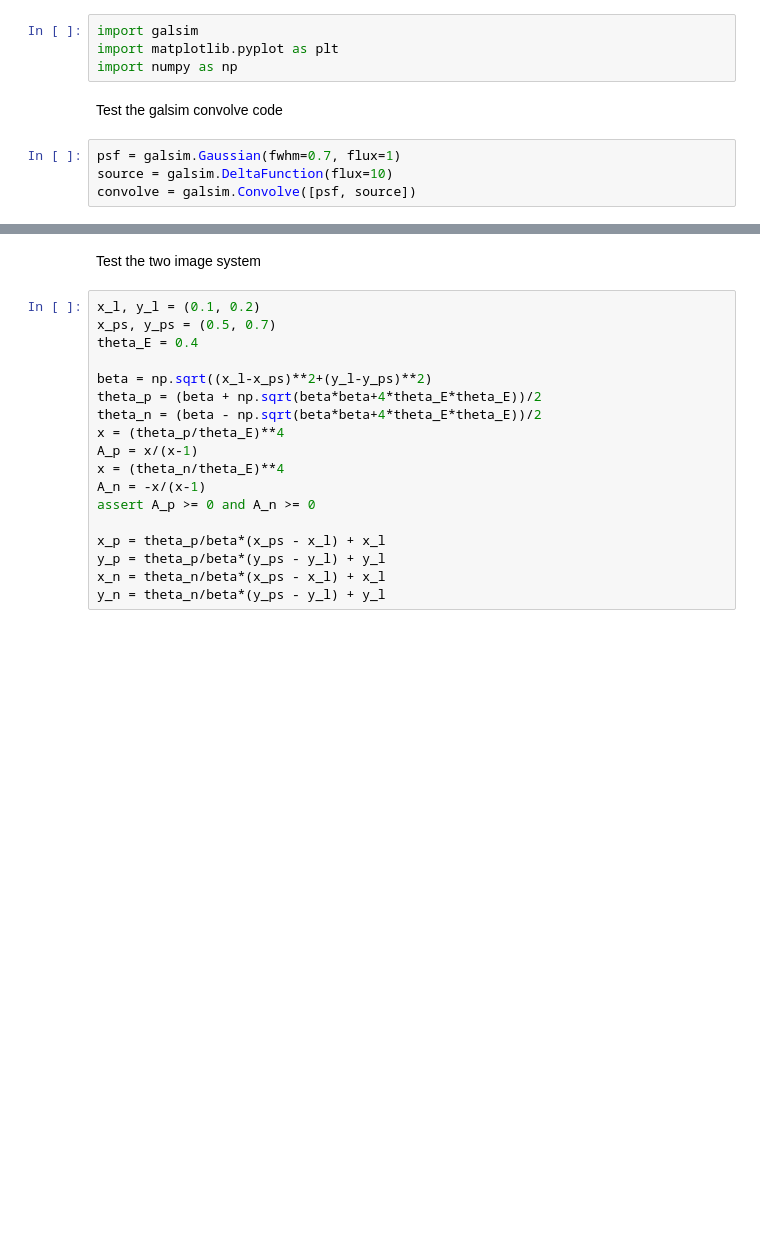
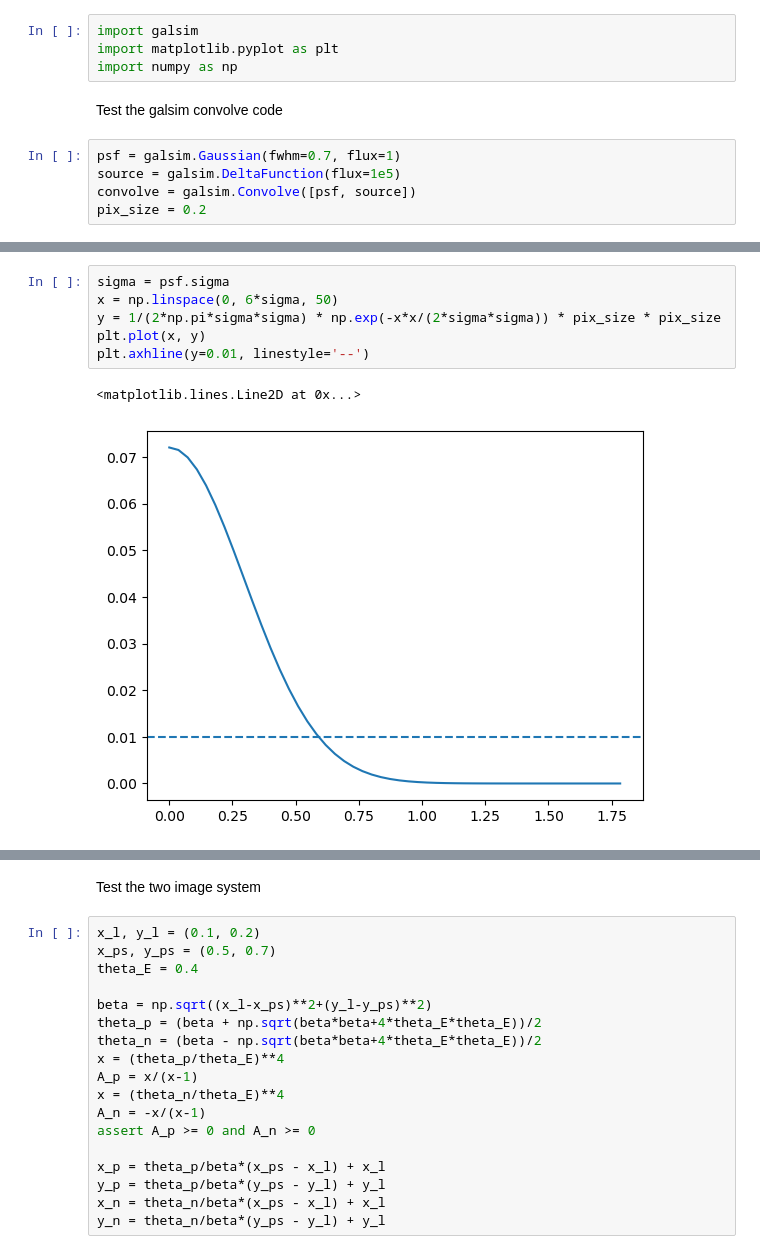
Before and after one commit to MeloDi-23/lenstronomy-image-mock, a Jupyter notebook: simple_plot_test.ipynb, the cells around one changed output, grey strips where cells are left out. Saved outputs shown, nothing was run; the diff lists cells and outputs as text; blank space fills up the shorter version.

```diff
--- a/simple_plot_test.ipynb
+++ b/simple_plot_test.ipynb
@@ -6,6 +6,7 @@ import numpy as np
 Test the galsim convolve code
 # %%
 psf = galsim.Gaussian(fwhm=0.7, flux=1)
-source = galsim.DeltaFunction(flux=10)
+source = galsim.DeltaFunction(flux=1e5)
 convolve = galsim.Convolve([psf, source])
+pix_size = 0.2
 # %%
@@ -17,0 +64,9 @@ plt.imshow(image.array)
+# %%
+sigma = psf.sigma
+x = np.linspace(0, 6*sigma, 50)
+y = 1/(2*np.pi*sigma*sigma) * np.exp(-x*x/(2*sigma*sigma)) * pix_size * pix_size
+plt.plot(x, y)
+plt.axhline(y=0.01, linestyle='--')
+# %% [output]
+<matplotlib.lines.Line2D at 0x...>
+[figure, added]
```
Also changed, not shown: parts of 20 cells of this notebook, 13 other files.
